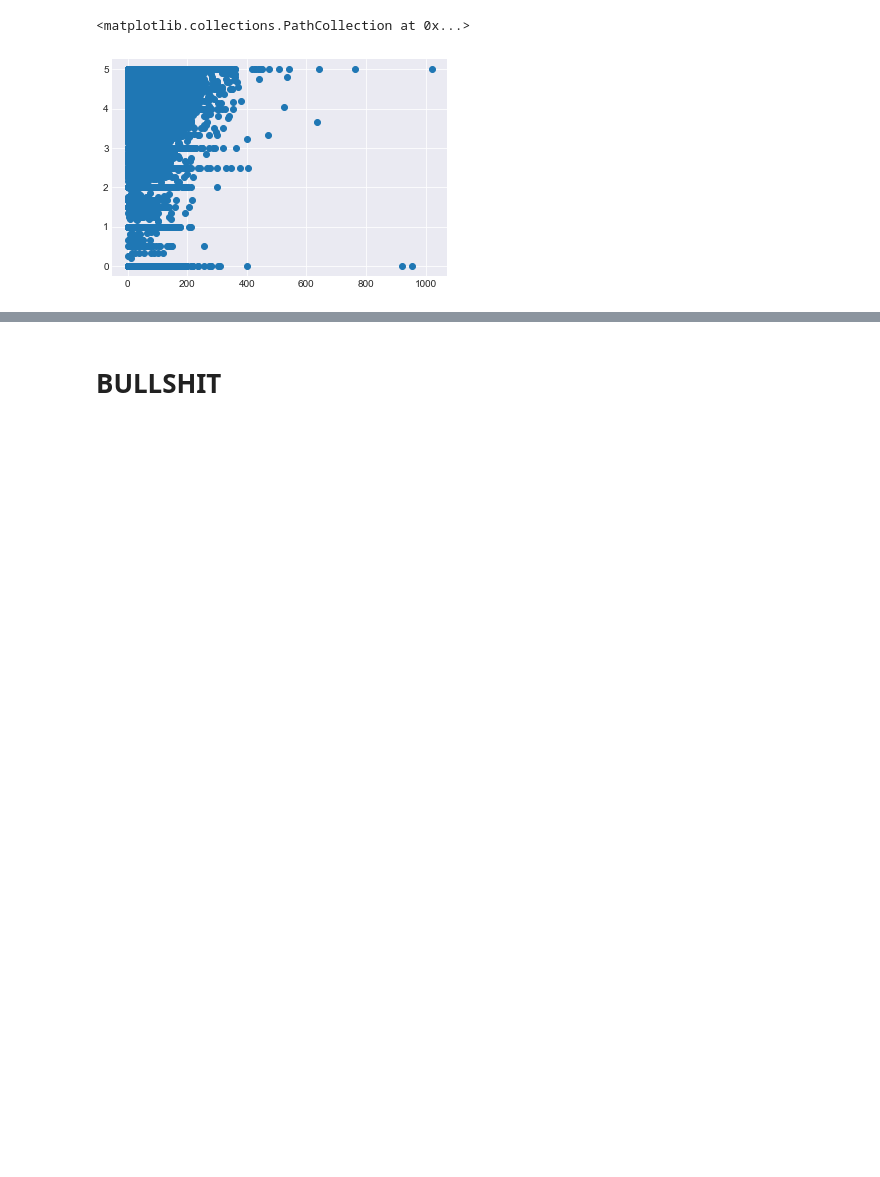
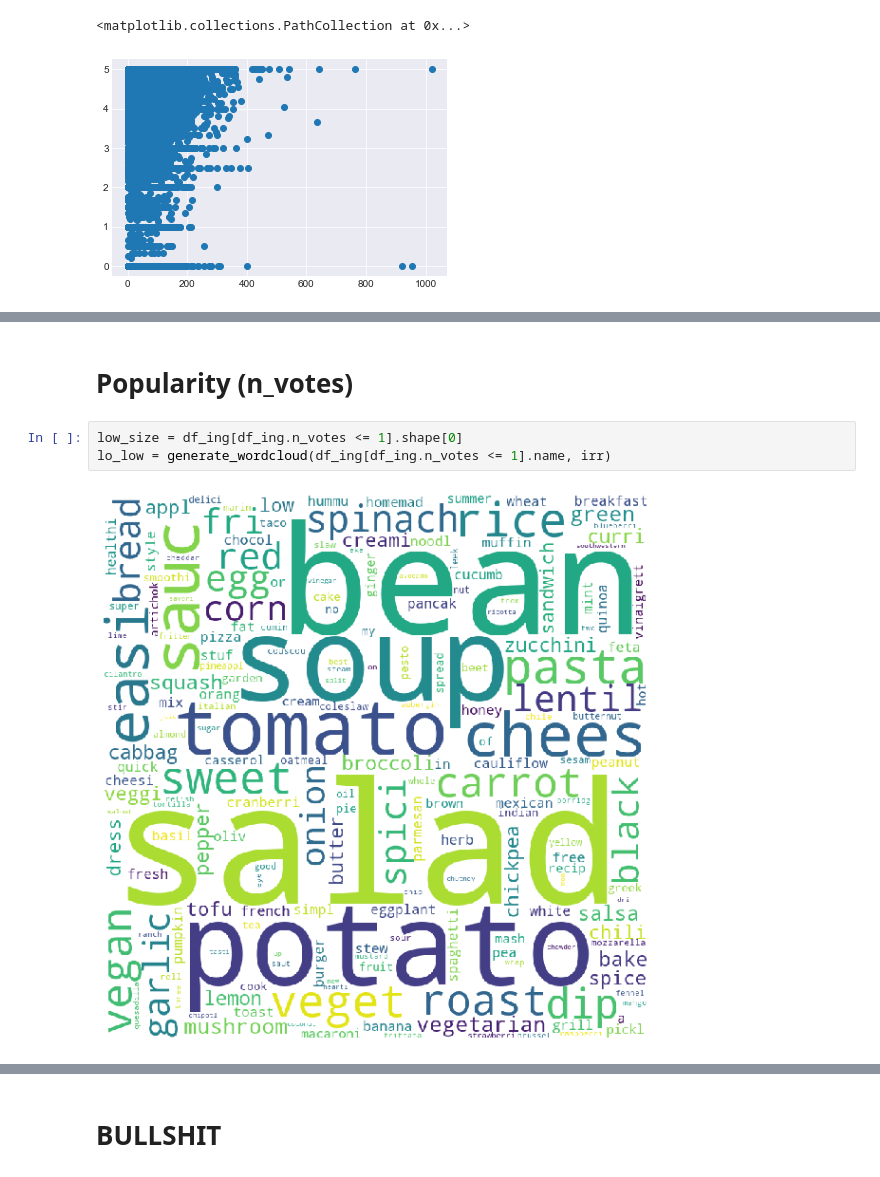
Before and after one commit to jCodingStuff/DataMadness, a Jupyter notebook: juli_mess.ipynb, the cells around one changed output, grey strips where cells are left out. Drawn from its saved outputs; the diff is of its cells as text; blank space fills up the shorter version.

```diff
--- a/juli_mess.ipynb
+++ b/juli_mess.ipynb
@@ -477,0 +531,7 @@ plt.show()
+# %% [markdown]
+# Popularity (n_votes)
+# %%
+low_size = df_ing[df_ing.n_votes <= 1].shape[0]
+lo_low = generate_wordcloud(df_ing[df_ing.n_votes <= 1].name, irr)
+# %% [output]
+[figure, added]
```
Also changed, not shown: parts of 46 cells of this notebook, 3 other files.
